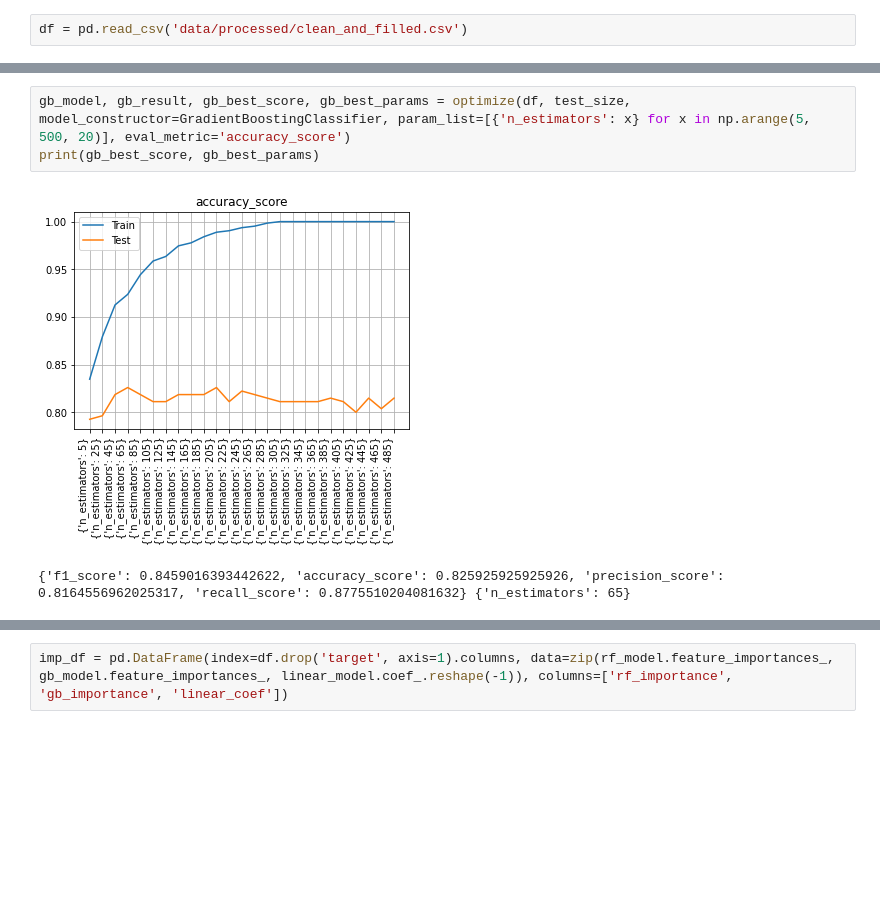
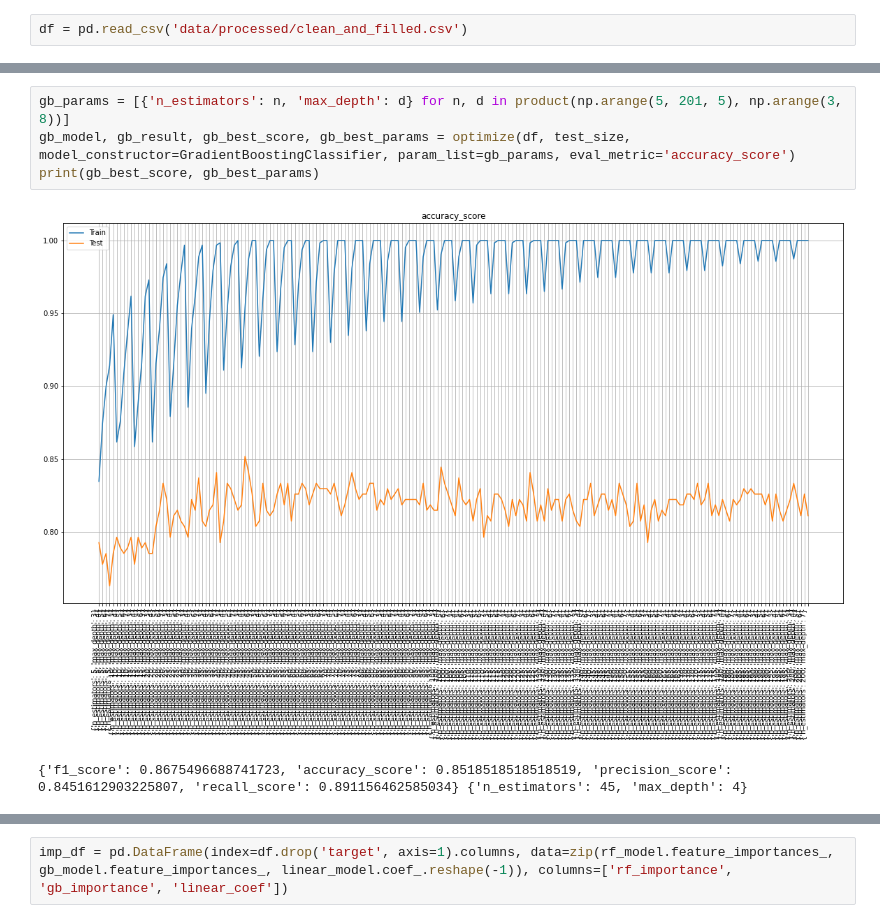
Before and after one commit to guischmitd/heart_attack_analysis, a Jupyter notebook: modeling.ipynb, the cells around one changed output, grey strips where cells are left out. Drawn from its saved outputs; the diff is of its cells as text; blank space fills up the shorter version.

```diff
--- a/modeling.ipynb
+++ b/modeling.ipynb
@@ -97,7 +39,8 @@ print(rf_best_params)
 # %%
-gb_model, gb_result, gb_best_score, gb_best_params = optimize(df, test_size, model_constructor=GradientBoostingClassifier, param_list=[{'n_estimators': x} for x in np.arange(5, 500, 20)], eval_metric='accuracy_score')
+gb_params = [{'n_estimators': n, 'max_depth': d} for n, d in product(np.arange(5, 201, 5), np.arange(3, 8))]
+gb_model, gb_result, gb_best_score, gb_best_params = optimize(df, test_size, model_constructor=GradientBoostingClassifier, param_list=gb_params, eval_metric='accuracy_score')
 print(gb_best_score, gb_best_params)
 # %% [output]
-[figure, old version]
+[figure, new version]
-{'f1_score': 0.8459016393442622, 'accuracy_score': 0.825925925925926, 'precision_score': 0.8164556962025317, 'recall_score': 0.8775510204081632} {'n_estimators': 65}
+{'f1_score': 0.8675496688741723, 'accuracy_score': 0.8518518518518519, 'precision_score': 0.8451612903225807, 'recall_score': 0.891156462585034} {'n_estimators': 45, 'max_depth': 4}
 # %%
```
Also changed, not shown: parts of 7 cells of this notebook, 4 other files.
